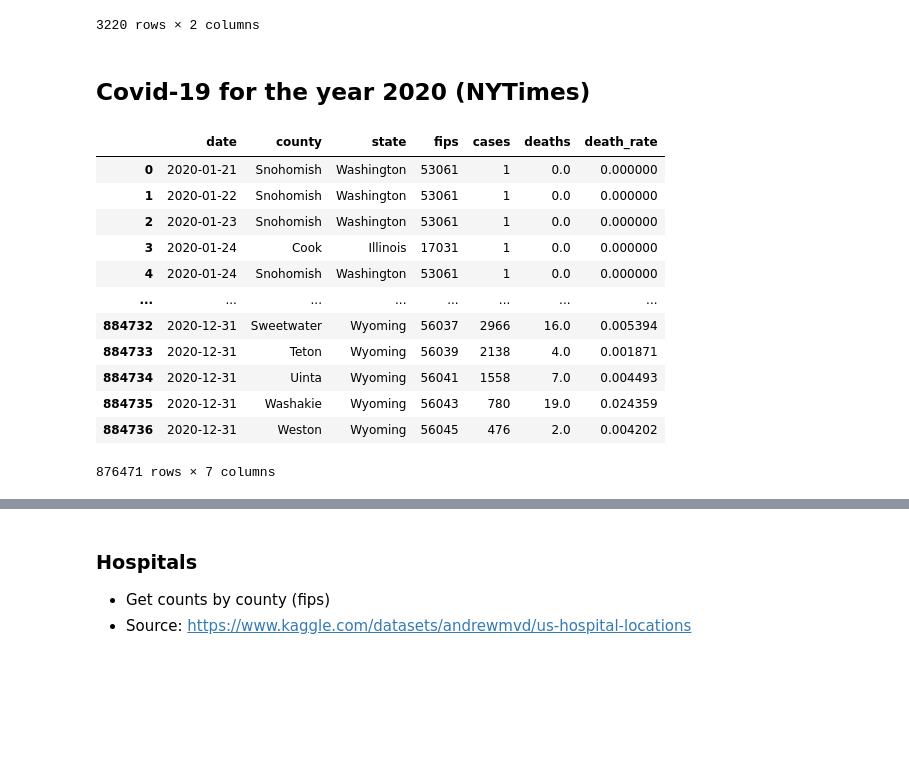
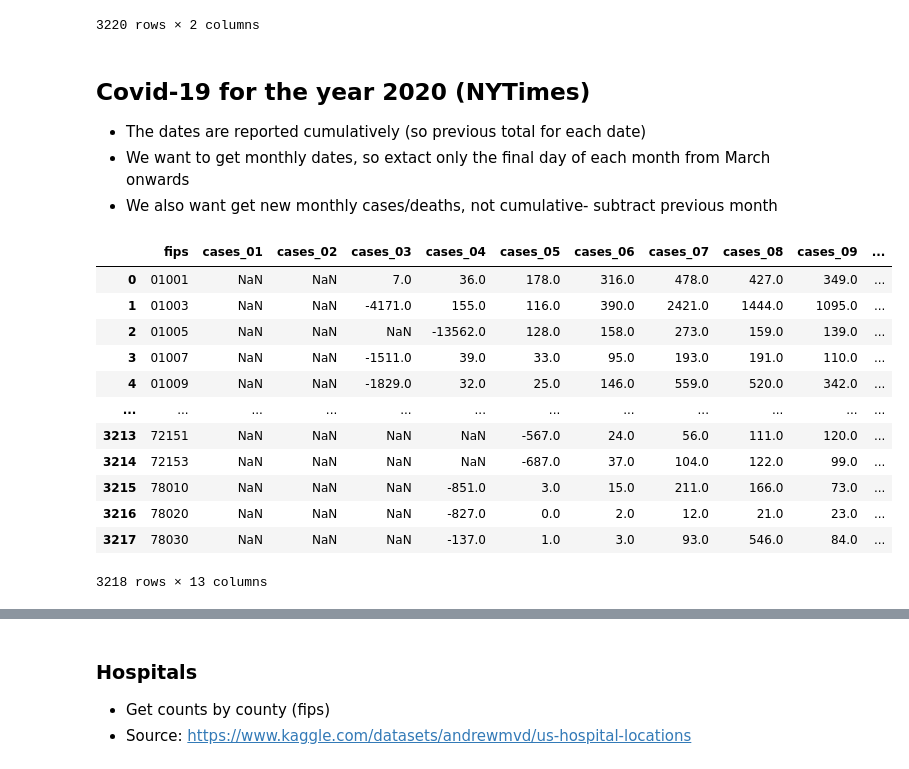
Before and after one commit to ilyankou/wuhan-geoinformatics, a Jupyter notebook: Project.ipynb, the cells around one changed output, grey strips where cells are left out. Drawn from its saved outputs; the diff is of its cells as text; code cells hidden in the pictures; blank space fills up the shorter version.

Commit message:
Add months

```diff
--- a/Project.ipynb
+++ b/Project.ipynb
@@ -196,31 +196,49 @@ insured
 3220 rows × 2 columns
 # %% [markdown]
 ## Covid-19 for the year 2020 (NYTimes)
+- The dates are reported cumulatively (so previous total for each date)
+- We want to get monthly dates, so extact only the final day of each month from March onwards
+- We also want get new monthly cases/deaths, not cumulative- subtract previous month
 # %%
-covid20 = (
+covid20_ = (
     pd.read_csv(
         'datasets_extra/nytimes-covid/us-counties-2020.csv',
-        dtype={'fips': str},
-        parse_dates=['date']
+        dtype={'fips': str}
     )
     .dropna(subset=['fips'])
     .assign(
-        death_rate = lambda df_: df_.deaths / df_.cases
+        month=lambda df_: df_.date.str[:-3]
     )
+    .sort_values(['fips', 'month'])
+    .groupby(['fips', 'month'])
+    [['cases', 'deaths']]
+    .max()
+    .sort_index()
 )
 
-covid20
+covid20 = covid20_.diff().fillna(covid20_).reset_index()
-# %% [output]
-|  | date | county | state | fips | cases | deaths | death_rate |
-| 0 | 2020-01-21 | Snohomish | Washington | 53061 | 1 | 0.0 | 0.000000 |
-| 1 | 2020-01-22 | Snohomish | Washington | 53061 | 1 | 0.0 | 0.000000 |
-| 2 | 2020-01-23 | Snohomish | Washington | 53061 | 1 | 0.0 | 0.000000 |
-| 3 | 2020-01-24 | Cook | Illinois | 17031 | 1 | 0.0 | 0.000000 |
-| 4 | 2020-01-24 | Snohomish | Washington | 53061 | 1 | 0.0 | 0.000000 |
-| ... | ... | ... | ... | ... | ... | ... | ... |
-| 884732 | 2020-12-31 | Sweetwater | Wyoming | 56037 | 2966 | 16.0 | 0.005394 |
-| 884733 | 2020-12-31 | Teton | Wyoming | 56039 | 2138 | 4.0 | 0.001871 |
-| 884734 | 2020-12-31 | Uinta | Wyoming | 56041 | 1558 | 7.0 | 0.004493 |
-| 884735 | 2020-12-31 | Washakie | Wyoming | 56043 | 780 | 19.0 | 0.024359 |
-| 884736 | 2020-12-31 | Weston | Wyoming | 56045 | 476 | 2.0 | 0.004202 |
-876471 rows × 7 columns
+# %%
+#
+cases = covid20.pivot(index='fips', columns='month', values='cases')
+cases.columns = [ f'cases_{x[5:]}' for x in cases.columns ]
+cases.reset_index(inplace=True)
+
+deaths = covid20.pivot(index='fips', columns='month', values='deaths')
+deaths.columns = [ f'deaths_{x[5:]}' for x in deaths.columns ]
+deaths.reset_index(inplace=True)
+# %%
+cases
+# %% [output]
+|  | fips | cases_01 | cases_02 | cases_03 | cases_04 | cases_05 | cases_06 | cases_07 | cases_08 | cases_09 | ... |
+| 0 | 01001 | NaN | NaN | 7.0 | 36.0 | 178.0 | 316.0 | 478.0 | 427.0 | 349.0 | ... |
+| 1 | 01003 | NaN | NaN | -4171.0 | 155.0 | 116.0 | 390.0 | 2421.0 | 1444.0 | 1095.0 | ... |
+| 2 | 01005 | NaN | NaN | NaN | -13562.0 | 128.0 | 158.0 | 273.0 | 159.0 | 139.0 | ... |
+| 3 | 01007 | NaN | NaN | -1511.0 | 39.0 | 33.0 | 95.0 | 193.0 | 191.0 | 110.0 | ... |
+| 4 | 01009 | NaN | NaN | -1829.0 | 32.0 | 25.0 | 146.0 | 559.0 | 520.0 | 342.0 | ... |
+| ... | ... | ... | ... | ... | ... | ... | ... | ... | ... | ... | ... |
+| 3213 | 72151 | NaN | NaN | NaN | NaN | -567.0 | 24.0 | 56.0 | 111.0 | 120.0 | ... |
+| 3214 | 72153 | NaN | NaN | NaN | NaN | -687.0 | 37.0 | 104.0 | 122.0 | 99.0 | ... |
+| 3215 | 78010 | NaN | NaN | NaN | -851.0 | 3.0 | 15.0 | 211.0 | 166.0 | 73.0 | ... |
+| 3216 | 78020 | NaN | NaN | NaN | -827.0 | 0.0 | 2.0 | 12.0 | 21.0 | 23.0 | ... |
+| 3217 | 78030 | NaN | NaN | NaN | -137.0 | 1.0 | 3.0 | 93.0 | 546.0 | 84.0 | ... |
+3218 rows × 13 columns
```
Also changed, not shown: parts of 1 cell of this notebook.
